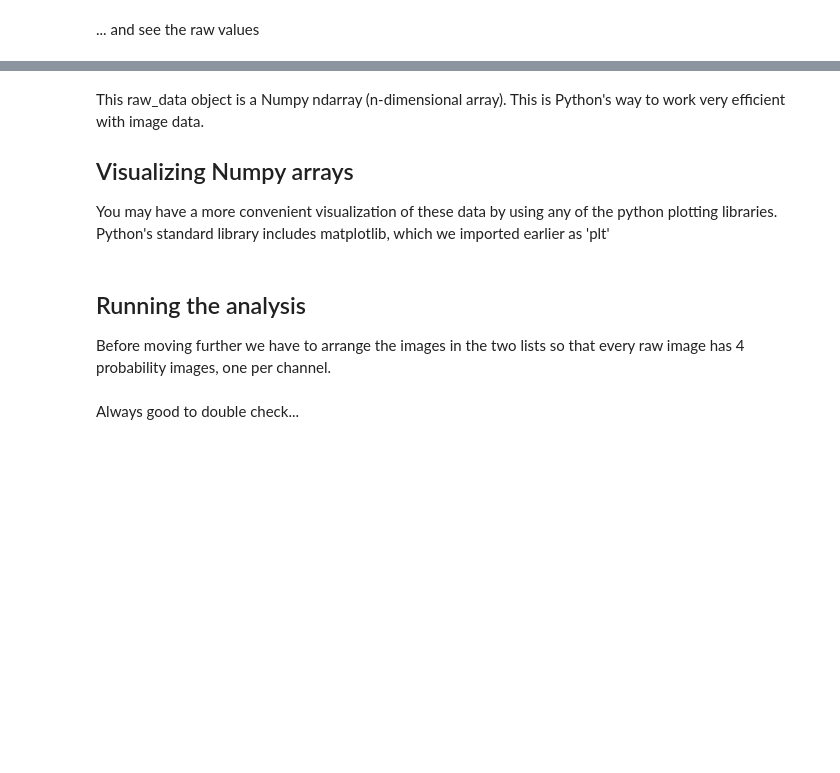
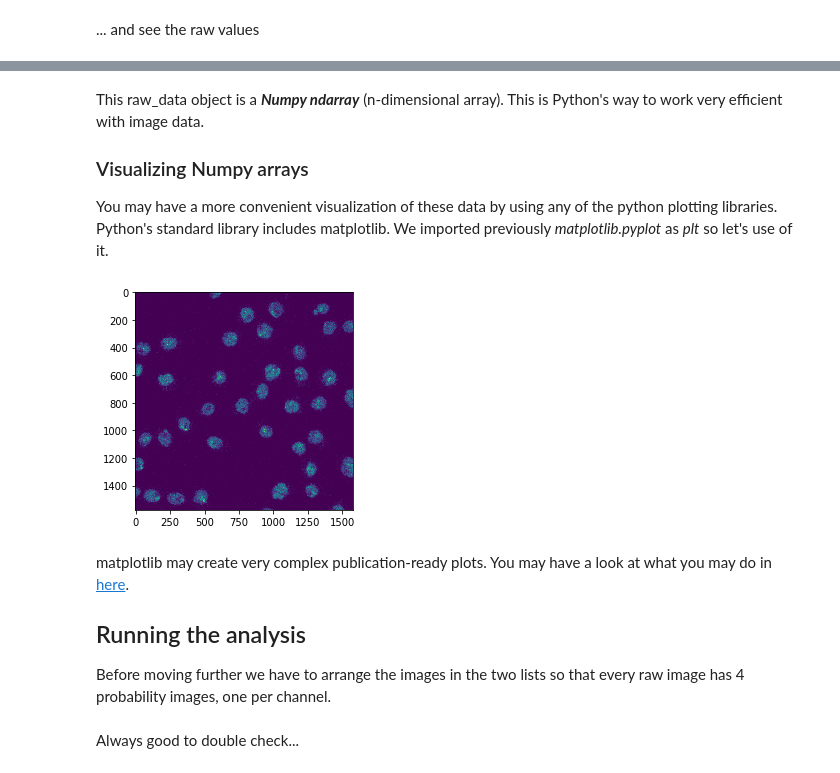
Before and after one commit to ome/training-notebooks, a Jupyter notebook: Python/FindLocalMaxima.ipynb, the cells around one changed output, grey strips where cells are left out. Cells and saved outputs as stored; diff of their text form; code cells hidden in the pictures; blank space fills up the shorter version.

Commit message:
Fixed image dimensionality

```diff
--- a/Python/FindLocalMaxima.ipynb
+++ b/Python/FindLocalMaxima.ipynb
@@ -16,9 +16,12 @@ from getpass import getuser, getpass
 # %% [markdown]
 And define a number of variables that we are going to use in the analysis
 # %%
-RAW_DATASET_ID = 3248  # the ID if the dataset containing th raw images
-PROBABILITIES_DATASET_ID = 3264  # the ID of the dataset containing the probability images obtained by ilastik
-OMERO_SERVER = 'demo.openmicroscopy.org' # the URL of our OMERO server
+RAW_DATASET_ID = 151
+PROBABILITIES_DATASET_ID = 301
+OMERO_SERVER = 'localhost'
+# RAW_DATASET_ID = 3248  # the ID if the dataset containing th raw images
+# PROBABILITIES_DATASET_ID = 3264  # the ID of the dataset containing the probability images obtained by ilastik
+# OMERO_SERVER = 'demo.openmicroscopy.org' # the URL of our OMERO server
 PORT = 4064  # the port to connect to. Default is 4046
 USER = input('Username: ')
 PASSWORD = getpass()
@@ -106,17 +133,21 @@ array([[1493, 1402],
 # %% [markdown]
-This raw_data object is a Numpy ndarray (n-dimensional array).
+This raw_data object is a **_Numpy ndarray_** (n-dimensional array).
 This is Python's way to work very efficient with image data.
 
-## Visualizing Numpy arrays
+### Visualizing Numpy arrays
 You may have a more convenient visualization of these data by using any of the python plotting libraries.
-Python's standard library includes matplotlib, which we imported earlier as 'plt'
+Python's standard library includes matplotlib. We imported previously *matplotlib.pyplot* as *plt* so let's use of it.
 # %%
 # We create a plot of a fraction of the image, the DAPI (0) channel for example in plane 10
-plt.imshow(raw_data[0, 9, 0, :, :])  # Observe the notation ':' for indexing. That means 'take everything'
+plt.imshow(raw_data[15, 0, 0, :, :])  # Observe the notation ':' for indexing. That means 'take everything'
 
 # Creating the plot just creates it but you always have to show it
 plt.show()
+# %% [output]
+[figure, added]
 # %% [markdown]
+matplotlib may create very complex publication-ready plots. You may have a look at what you may do in [here](https://matplotlib.org/gallery.html).
+
 ## Running the analysis
 Before moving further we have to arrange the images in the two lists so that every raw image has 4 probability images, one per channel.
 # %%
```
Also changed, not shown: parts of 2 cells of this notebook.
